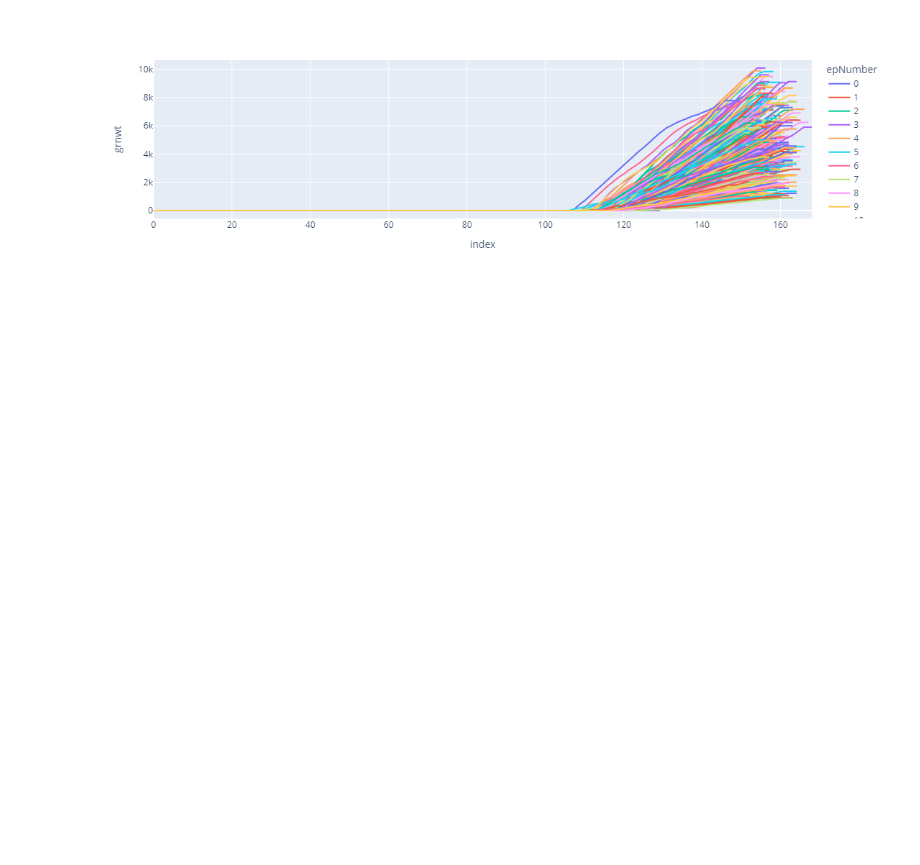
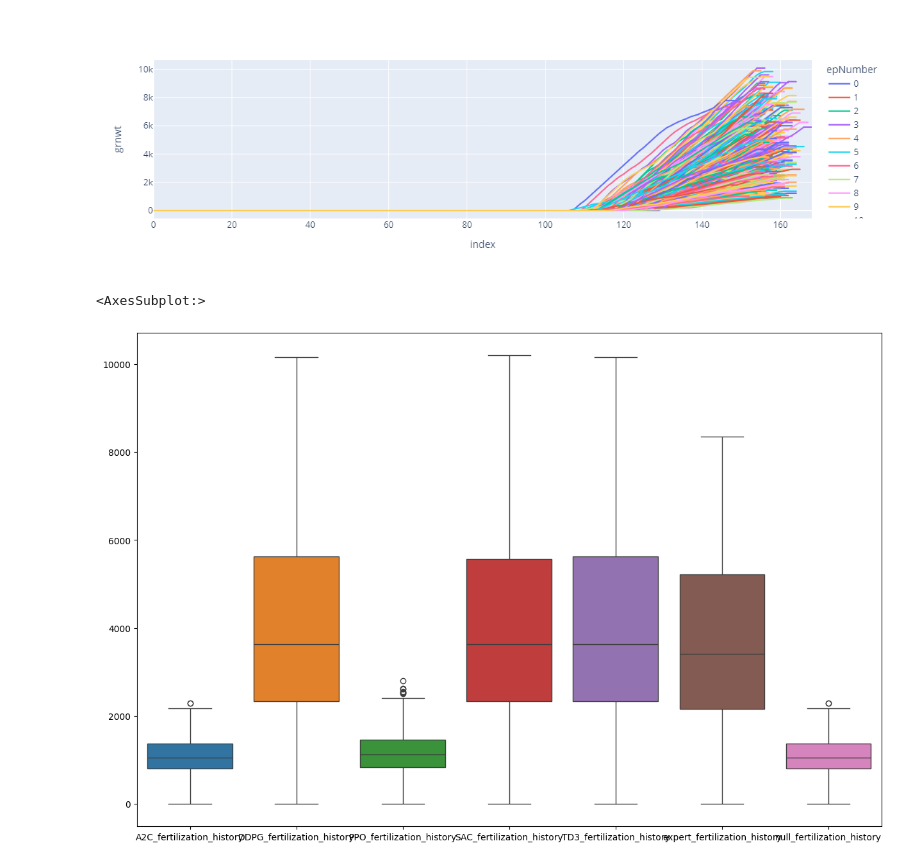
Before and after one commit to yzhilong/cs4246_proj, a Jupyter notebook: DataVisualization.ipynb, the cells around one changed output. Saved outputs shown, nothing was run; the diff lists cells and outputs as text; code cells hidden in the pictures; blank space fills up the shorter version.

Commit message:
Update visualization notebook

```diff
--- a/DataVisualization.ipynb
+++ b/DataVisualization.ipynb
@@ -41,3 +41,15 @@ def get_histories():
 # %%
 def visualize(datas, method, action_type, param):
     return px.line(datas[f'{method}_{action_type}_history'], y=param, color='epNumber')
+
+def get_last_observation(datas, method, action_type, param):
+    return datas[f'{method}_{action_type}_history'].groupby('epNumber')[param].last()
+
+def get_lasts(datas, action_type, param):
+    d = {}
+    for name in datas:
+        if name.split('_')[1] != action_type:
+            continue
+        method = name.split('_')[0]
+        d[name] = get_last_observation(datas, method, action_type, param)
+    return pd.DataFrame(d)
@@ -47,3 +63,11 @@ datas = get_histories()
 visualize(datas, 'PPO', 'all', 'grnwt')
 # %% [output]
 [figure]
+# %%
+tmp_df = get_lasts(datas, 'fertilization', 'grnwt')
+# %%
+plt.figure(figsize=(15, 10))
+sns.boxplot(data=tmp_df)
+# %% [output]
+<AxesSubplot:>
+[figure, added]
```
Also changed, not shown: parts of 1 cell of this notebook.
